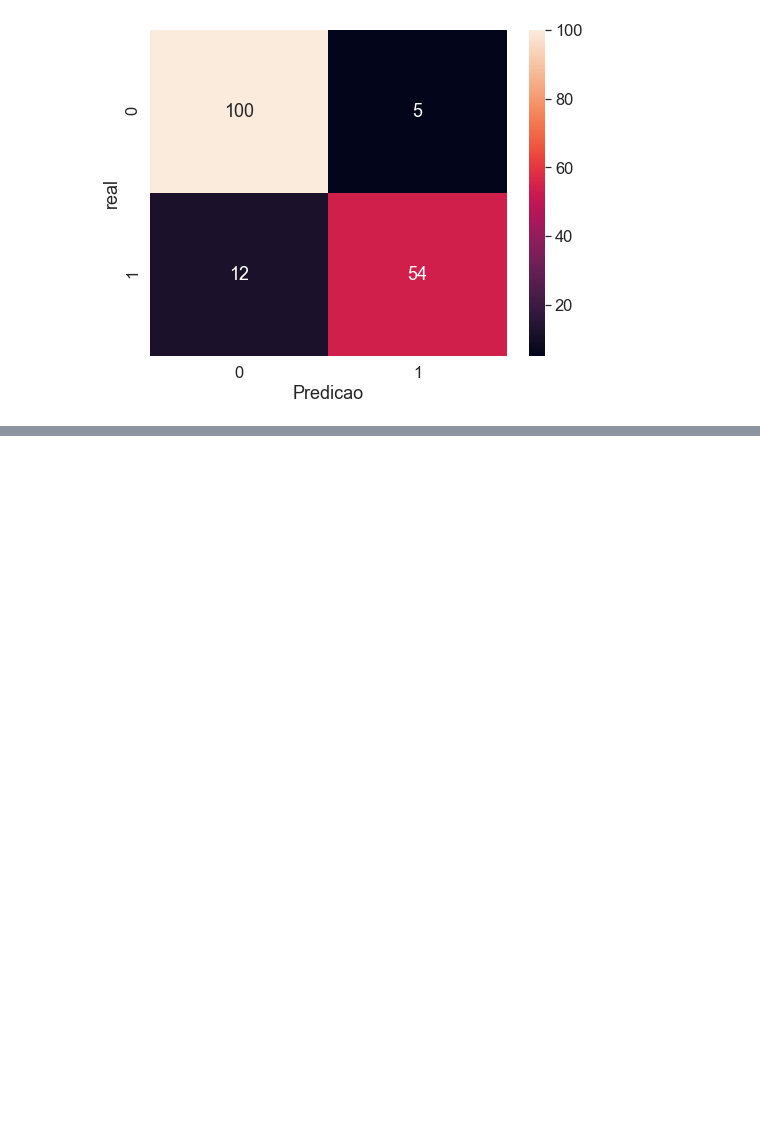
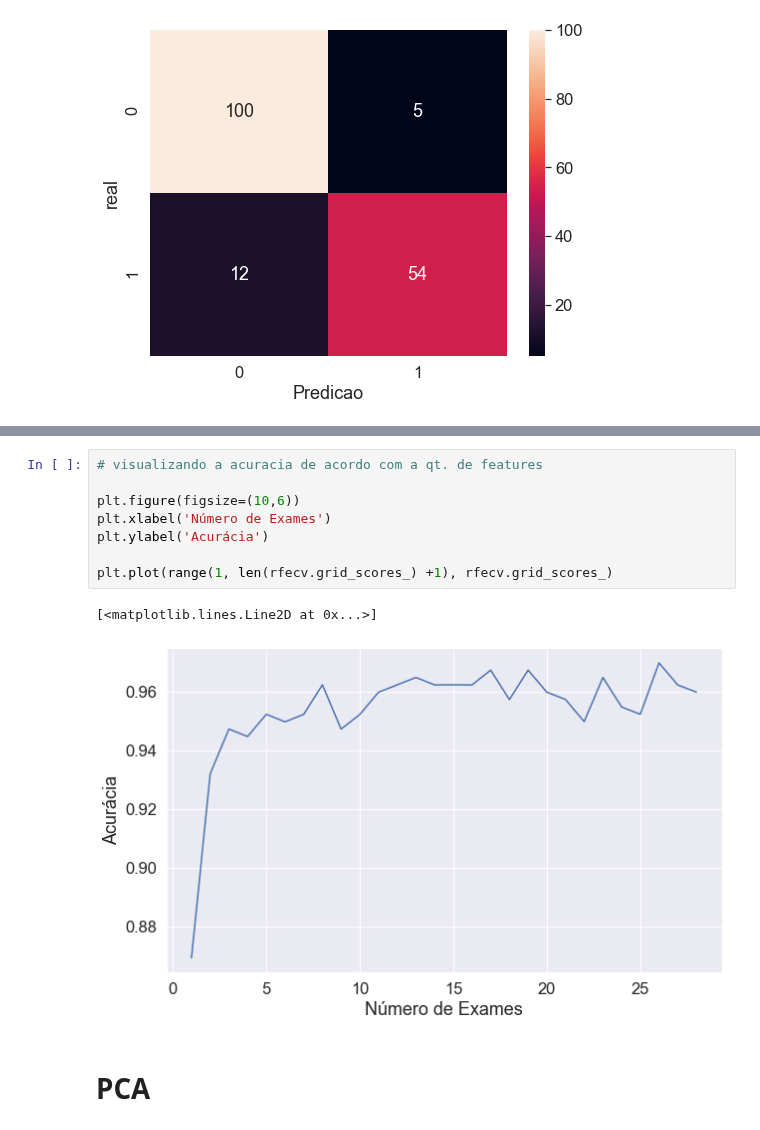
Before and after one commit to daianeklein/cursos-bootcamps, a Jupyter notebook: _Alura/Machine-Learning-Lidando-com-dados-de-muitas-dimensoes/Alura_Care.ipynb, the cells around one changed output, grey strips where cells are left out. Drawn from its saved outputs; the diff is of its cells as text; blank space fills up the shorter version.

```diff
--- a/_Alura/Machine-Learning-Lidando-com-dados-de-muitas-dimensoes/Alura_Care.ipynb
+++ b/_Alura/Machine-Learning-Lidando-com-dados-de-muitas-dimensoes/Alura_Care.ipynb
@@ -470,0 +526,13 @@ Acurácia: 90.05847953216374
+# %%
+# visualizando a acuracia de acordo com a qt. de features
+
+plt.figure(figsize=(10,6))
+plt.xlabel('Número de Exames')
+plt.ylabel('Acurácia')
+
+plt.plot(range(1, len(rfecv.grid_scores_) +1), rfecv.grid_scores_)
+# %% [output]
+[<matplotlib.lines.Line2D at 0x...>]
+[figure, added]
+# %% [markdown]
+# PCA
```
Also changed, not shown: parts of 11 cells of this notebook.
